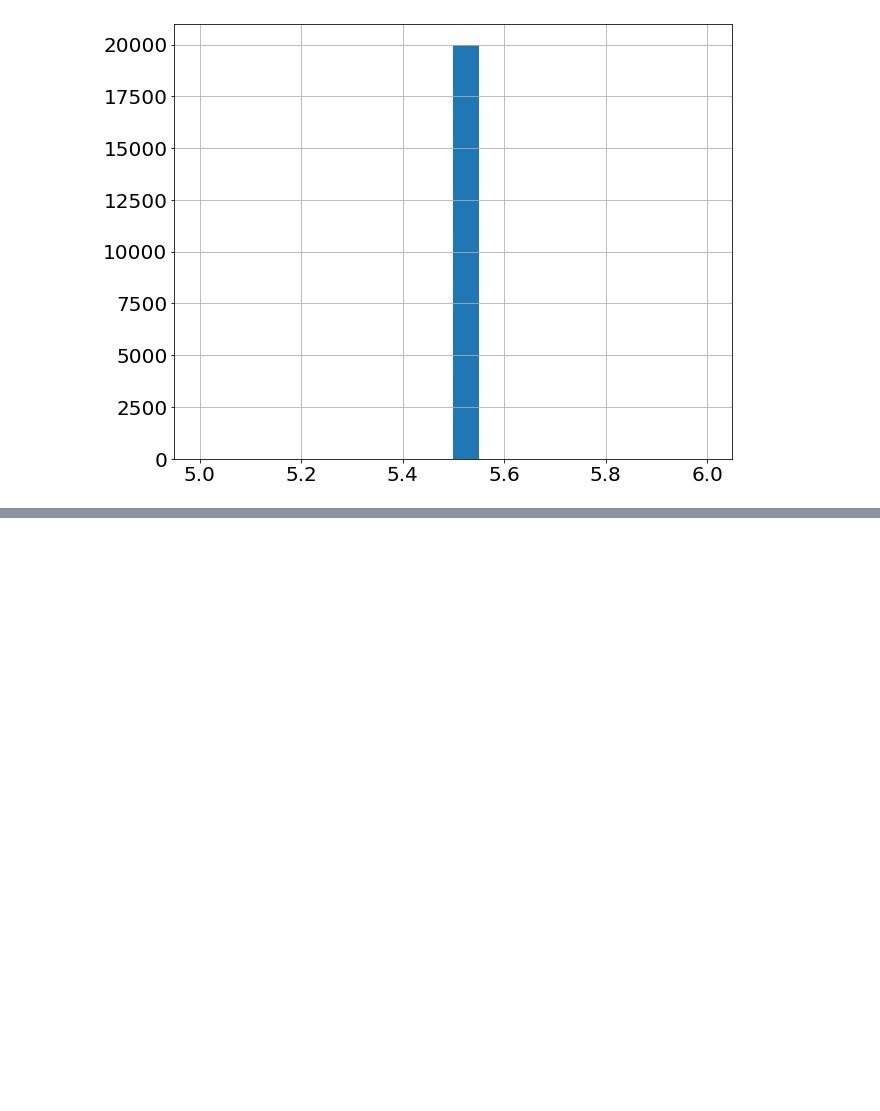
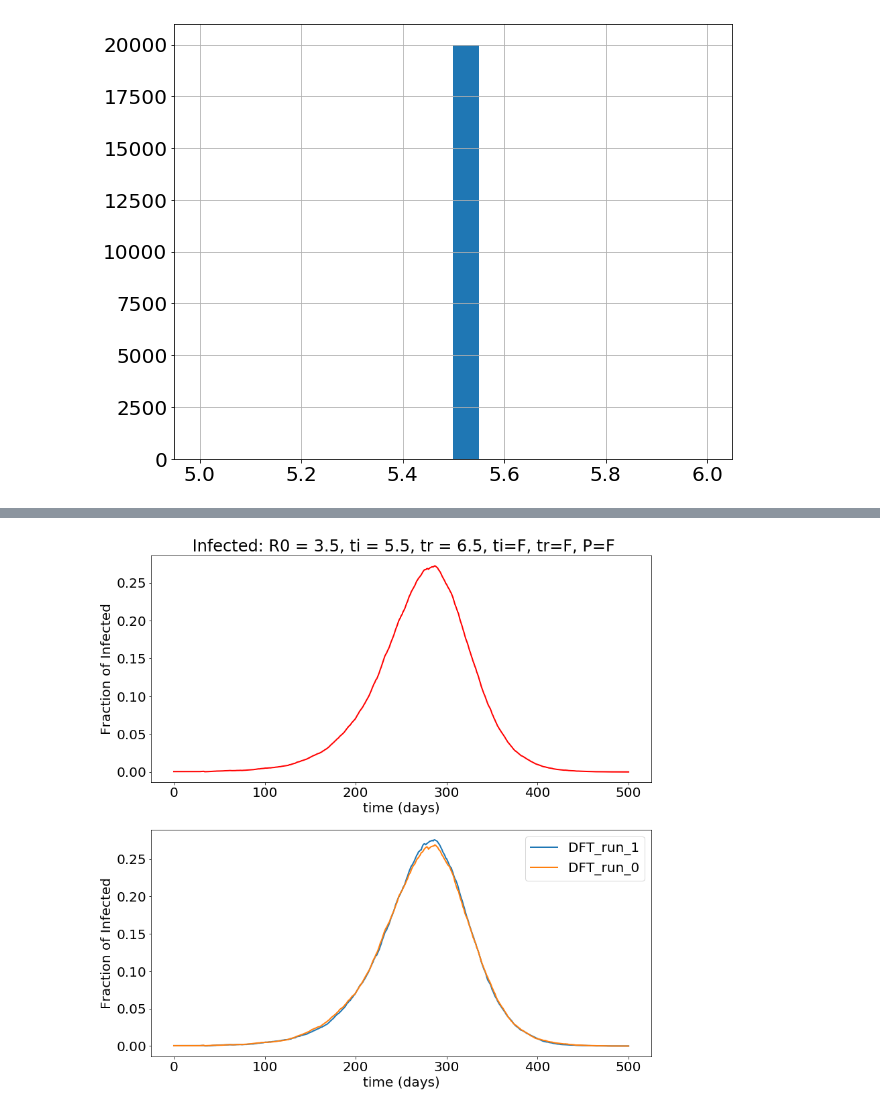
Before and after one commit to jjgomezcadenas/turtleWorld, a Jupyter notebook: notebooks/BarrioTortugaSEIR.ipynb, the cells around one changed output, grey strips where cells are left out. Saved outputs shown, nothing was run; the diff lists cells and outputs as text; code cells hidden in the pictures; blank space fills up the shorter version.

```diff
--- a/notebooks/BarrioTortugaSEIR.ipynb
+++ b/notebooks/BarrioTortugaSEIR.ipynb
@@ -347 +347,7 @@ plot_runs_I(DFD, T=' NX Infected: R0 = 3.5, ti = 5.5, tr = 6.5, ti=F, tr=F, P=F'
+# %%
+DFD, FND = get_files(path=path, mdir = "Turtles_20000_steps_500_i0_10_r0_3.5_ti_5.5_tr_6.5_Tid_F_Tir_F_Pdist_F")
+# %%
+plot_runs_I(DFD, T=' Infected: R0 = 3.5, ti = 5.5, tr = 6.5, ti=F, tr=F, P=F', figsize=(12,12))
+# %% [output]
+[figure, added]
 # %%
```
Also changed, not shown: parts of 4 cells of this notebook, 2 other files.
